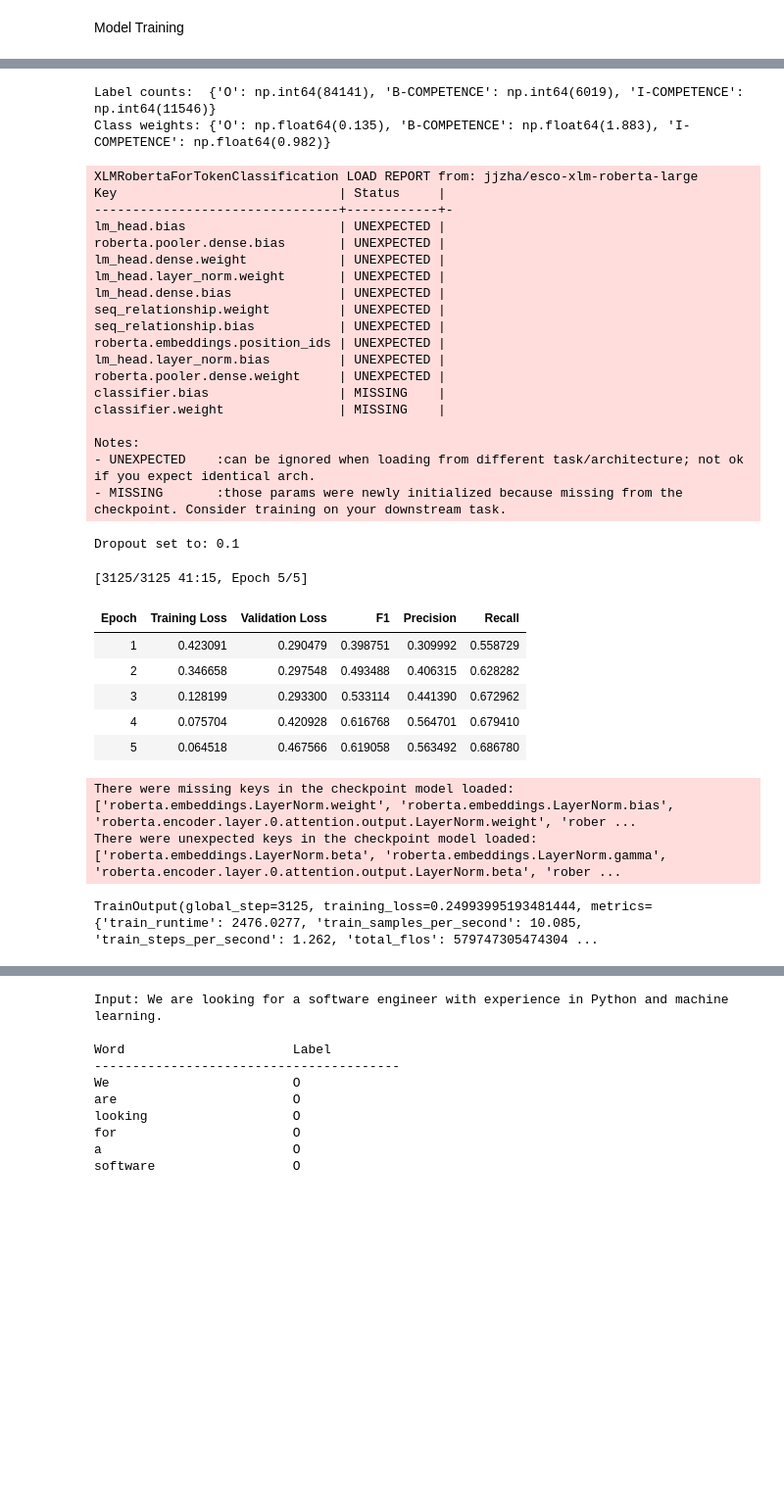
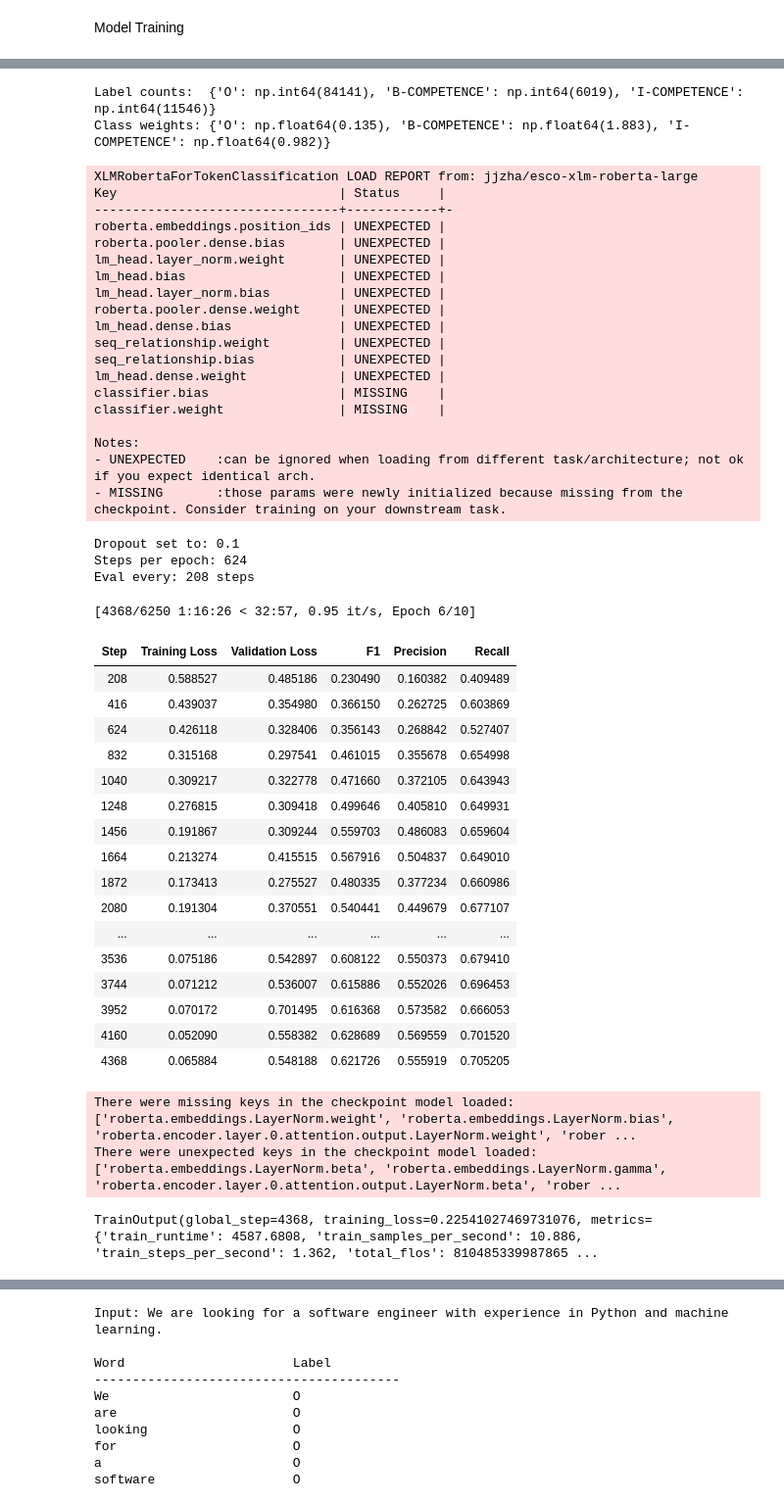
Before and after one commit to ChanZH0525/SkillSpan-NER, a Jupyter notebook: SkillSpan_Complete_Pipeline.ipynb, the cells around one changed output, grey strips where cells are left out. Shown at 98% size. Saved outputs shown, nothing was run; the diff lists cells and outputs as text; code cells hidden in the pictures; blank space fills up the shorter version.

Commit message:
Change to step based eval

```diff
--- a/SkillSpan_Complete_Pipeline.ipynb
+++ b/SkillSpan_Complete_Pipeline.ipynb
@@ -813,15 +814,24 @@ model = AutoModelForTokenClassification.from_pretrained(
 model.resize_token_embeddings(len(tokenizer))
 model.resize_token_embeddings(len(tokenizer))
 print(f"Dropout set to: {model.config.hidden_dropout_prob}")
+steps_per_epoch = len(tokenized_dataset["train"]) // 8  # batch size 8
+eval_every = steps_per_epoch // 3  # evaluate ~3x per epoch
+print(f"Steps per epoch: {steps_per_epoch}")
+print(f"Eval every: {eval_every} steps")
 training_args = TrainingArguments(
     output_dir="./skillspan-bert",
-    save_total_limit=1, # keeps only the best checkpoint
-    eval_strategy="epoch",
-    save_strategy="epoch",
+    save_total_limit=1,
+
+    eval_strategy="steps",       # step-based
+    save_strategy="steps",
+    eval_steps=eval_every,
+    save_steps=eval_every,
+
     learning_rate=2e-5,
     per_device_train_batch_size=8,
     per_device_eval_batch_size=8,
-    num_train_epochs=5,
+    num_train_epochs=10,         # let early stopping handle termination
+
     weight_decay=0.01,
     warmup_steps=0.1,
     load_best_model_at_end=True,
@@ -830,50 +840,64 @@ training_args = TrainingArguments(
     logging_steps=50,
     fp16=True
 )
+
 trainer = WeightedTrainer(
     model=model,
     args=training_args,
     train_dataset=tokenized_dataset["train"],
     eval_dataset=tokenized_dataset["validation"],
     data_collator=data_collator,
     compute_metrics=compute_metrics,
-    callbacks=[EarlyStoppingCallback(early_stopping_patience=2)]
+    callbacks=[EarlyStoppingCallback(early_stopping_patience=3)]  # 5 evals ~ 1.5 epochs
 )
 
 trainer.train()
 # %% [output]
 Label counts:  {'O': np.int64(84141), 'B-COMPETENCE': np.int64(6019), 'I-COMPETENCE': np.int64(11546)}
 Class weights: {'O': np.float64(0.135), 'B-COMPETENCE': np.float64(1.883), 'I-COMPETENCE': np.float64(0.982)}
 XLMRobertaForTokenClassification LOAD REPORT from: jjzha/esco-xlm-roberta-large
 Key                             | Status     |
 --------------------------------+------------+-
+roberta.embeddings.position_ids | UNEXPECTED |
+roberta.pooler.dense.bias       | UNEXPECTED |
+lm_head.layer_norm.weight       | UNEXPECTED |
 lm_head.bias                    | UNEXPECTED |
-roberta.pooler.dense.bias       | UNEXPECTED |
-lm_head.dense.weight            | UNEXPECTED |
-lm_head.layer_norm.weight       | UNEXPECTED |
+lm_head.layer_norm.bias         | UNEXPECTED |
+roberta.pooler.dense.weight     | UNEXPECTED |
 lm_head.dense.bias              | UNEXPECTED |
 seq_relationship.weight         | UNEXPECTED |
 seq_relationship.bias           | UNEXPECTED |
-roberta.embeddings.position_ids | UNEXPECTED |
-lm_head.layer_norm.bias         | UNEXPECTED |
-roberta.pooler.dense.weight     | UNEXPECTED |
+lm_head.dense.weight            | UNEXPECTED |
 classifier.bias                 | MISSING    |
 classifier.weight               | MISSING    |
 
 Notes:
 - UNEXPECTED    :can be ignored when loading from different task/architecture; not ok if you expect identical arch.
 - MISSING       :those params were newly initialized because missing from the checkpoint. Consider training on your downstream task.
 Dropout set to: 0.1
+Steps per epoch: 624
+Eval every: 208 steps
-[3125/3125 41:15, Epoch 5/5]
+[4368/6250 1:16:26 < 32:57, 0.95 it/s, Epoch 6/10]
-| Epoch | Training Loss | Validation Loss | F1 | Precision | Recall |
-| 1 | 0.423091 | 0.290479 | 0.398751 | 0.309992 | 0.558729 |
-| 2 | 0.346658 | 0.297548 | 0.493488 | 0.406315 | 0.628282 |
-| 3 | 0.128199 | 0.293300 | 0.533114 | 0.441390 | 0.672962 |
-| 4 | 0.075704 | 0.420928 | 0.616768 | 0.564701 | 0.679410 |
-| 5 | 0.064518 | 0.467566 | 0.619058 | 0.563492 | 0.686780 |
+| Step | Training Loss | Validation Loss | F1 | Precision | Recall |
+| 208 | 0.588527 | 0.485186 | 0.230490 | 0.160382 | 0.409489 |
+| 416 | 0.439037 | 0.354980 | 0.366150 | 0.262725 | 0.603869 |
+| 624 | 0.426118 | 0.328406 | 0.356143 | 0.268842 | 0.527407 |
+| 832 | 0.315168 | 0.297541 | 0.461015 | 0.355678 | 0.654998 |
+| 1040 | 0.309217 | 0.322778 | 0.471660 | 0.372105 | 0.643943 |
+| 1248 | 0.276815 | 0.309418 | 0.499646 | 0.405810 | 0.649931 |
+| 1456 | 0.191867 | 0.309244 | 0.559703 | 0.486083 | 0.659604 |
+| 1664 | 0.213274 | 0.415515 | 0.567916 | 0.504837 | 0.649010 |
+| 1872 | 0.173413 | 0.275527 | 0.480335 | 0.377234 | 0.660986 |
+| 2080 | 0.191304 | 0.370551 | 0.540441 | 0.449679 | 0.677107 |
+| ... | ... | ... | ... | ... | ... |
+| 3536 | 0.075186 | 0.542897 | 0.608122 | 0.550373 | 0.679410 |
+| 3744 | 0.071212 | 0.536007 | 0.615886 | 0.552026 | 0.696453 |
+| 3952 | 0.070172 | 0.701495 | 0.616368 | 0.573582 | 0.666053 |
+| 4160 | 0.052090 | 0.558382 | 0.628689 | 0.569559 | 0.701520 |
+| 4368 | 0.065884 | 0.548188 | 0.621726 | 0.555919 | 0.705205 |
 There were missing keys in the checkpoint model loaded: ['roberta.embeddings.LayerNorm.weight', 'roberta.embeddings.LayerNorm.bias', 'roberta.encoder.layer.0.attention.output.LayerNorm.weight', 'rober ...
 There were unexpected keys in the checkpoint model loaded: ['roberta.embeddings.LayerNorm.beta', 'roberta.embeddings.LayerNorm.gamma', 'roberta.encoder.layer.0.attention.output.LayerNorm.beta', 'rober ...
-TrainOutput(global_step=3125, training_loss=0.24993995193481444, metrics={'train_runtime': 2476.0277, 'train_samples_per_second': 10.085, 'train_steps_per_second': 1.262, 'total_flos': 579747305474304 ...
+TrainOutput(global_step=4368, training_loss=0.22541027469731076, metrics={'train_runtime': 4587.6808, 'train_samples_per_second': 10.886, 'train_steps_per_second': 1.362, 'total_flos': 810485339987865 ...
 # %%
 # Evaluate on test set — do this ONCE
 results = trainer.evaluate(tokenized_dataset["test"])
```
Also changed, not shown: parts of 6 cells of this notebook.
